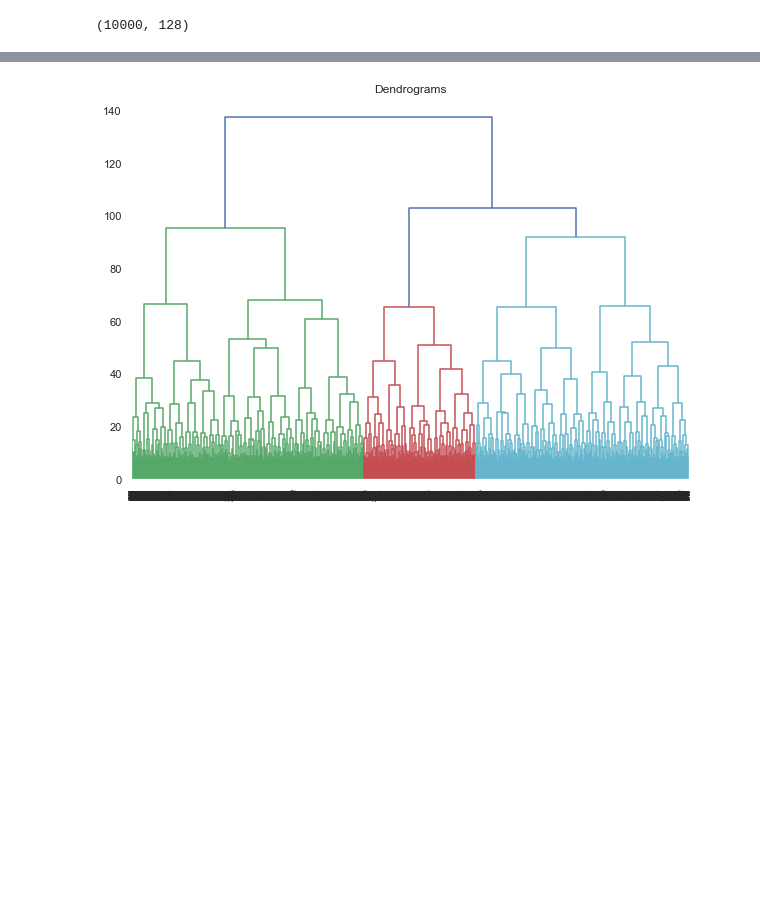
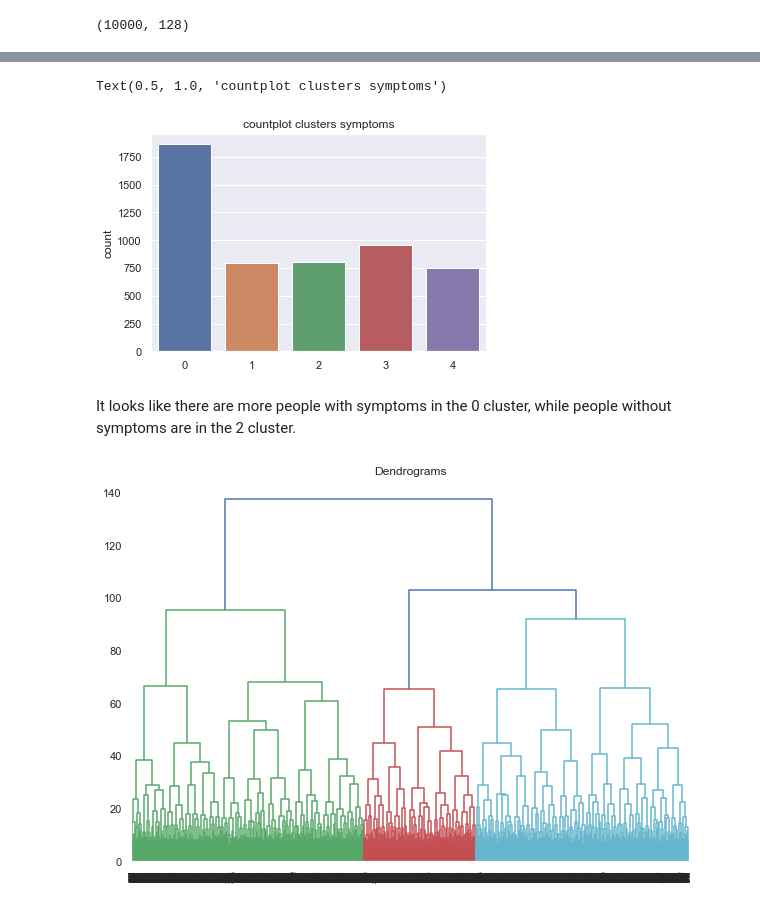
Before and after one commit to bjornite/IN-STK9000, a Jupyter notebook: Project_2/Project2.ipynb, the cells around one changed output, grey strips where cells are left out. Cells and saved outputs as stored; diff of their text form; code cells hidden in the pictures; blank space fills up the shorter version.

```diff
--- a/Project_2/Project2.ipynb
+++ b/Project_2/Project2.ipynb
@@ -41,3 +132,13 @@ labels.shape
+# %%
+clusters_symp = symptoms_true[:,128]
+
+sns.countplot(clusters_symp)
+plt.title('countplot clusters symptoms')
+# %% [output]
+Text(0.5, 1.0, 'countplot clusters symptoms')
+[figure, added]
+# %% [markdown]
+It looks like there are more people with symptoms in the 0 cluster, while people without symptoms are in the 2 cluster.
 # %%
 np.random.seed(200)
 Xtrain, Xholdout, ytrain, yholdout = train_test_split(features, outcome, test_size = 0.5)
```
Also changed, not shown: parts of 21 cells of this notebook, 2 other files.
